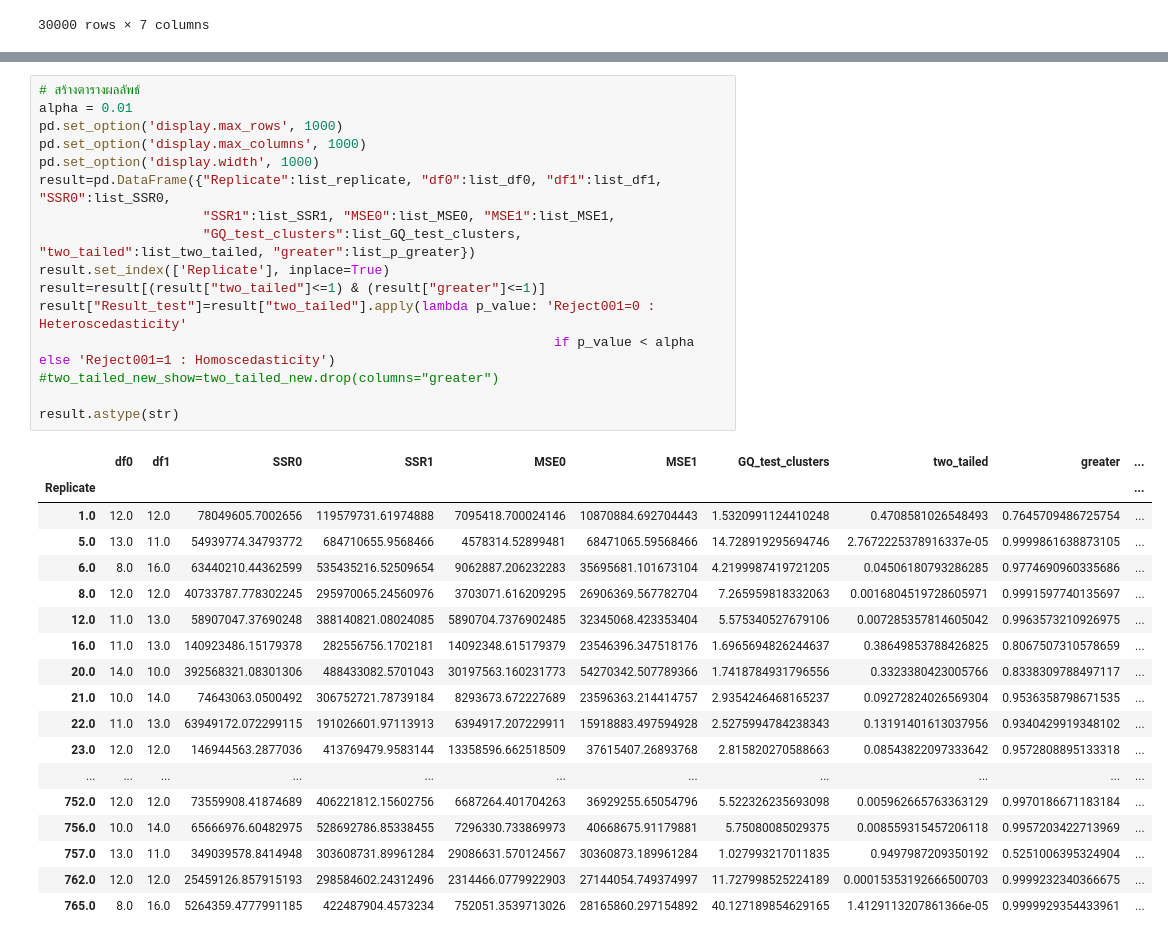
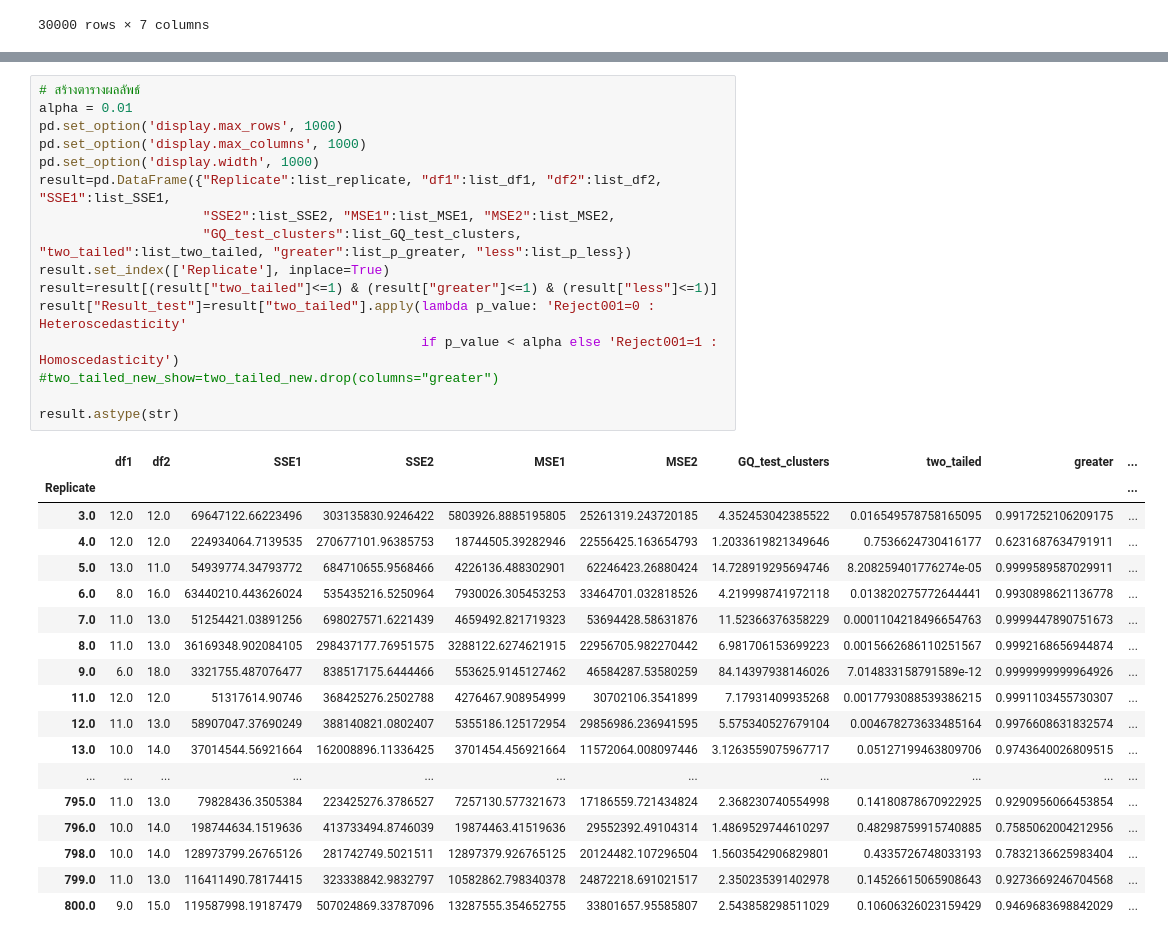
Before and after one commit to iam-fern/Generate_multiplication, a Jupyter notebook: GQtest_cluster_data_multi_delta_(4)_n30_01.ipynb, the cells around one changed output, grey strips where cells are left out. Saved outputs shown, nothing was run; the diff lists cells and outputs as text.

```diff
--- a/GQtest_cluster_data_multi_delta_(4)_n30_01.ipynb
+++ b/GQtest_cluster_data_multi_delta_(4)_n30_01.ipynb
@@ -217,38 +249,38 @@ for run_replicate in list_replicate:
 # %%
 # สร้างตารางผลลัพธ์
 alpha = 0.01
 pd.set_option('display.max_rows', 1000)
 pd.set_option('display.max_columns', 1000)
 pd.set_option('display.width', 1000)
-result=pd.DataFrame({"Replicate":list_replicate, "df0":list_df0, "df1":list_df1, "SSR0":list_SSR0,
-                     "SSR1":list_SSR1, "MSE0":list_MSE0, "MSE1":list_MSE1,
-                     "GQ_test_clusters":list_GQ_test_clusters, "two_tailed":list_two_tailed, "greater":list_p_greater})
+result=pd.DataFrame({"Replicate":list_replicate, "df1":list_df1, "df2":list_df2, "SSE1":list_SSE1,
+                     "SSE2":list_SSE2, "MSE1":list_MSE1, "MSE2":list_MSE2,
+                     "GQ_test_clusters":list_GQ_test_clusters, "two_tailed":list_two_tailed, "greater":list_p_greater, "less":list_p_less})
 result.set_index(['Replicate'], inplace=True)
-result=result[(result["two_tailed"]<=1) & (result["greater"]<=1)]
+result=result[(result["two_tailed"]<=1) & (result["greater"]<=1) & (result["less"]<=1)]
 result["Result_test"]=result["two_tailed"].apply(lambda p_value: 'Reject001=0 : Heteroscedasticity'
-                                                                  if p_value < alpha else 'Reject001=1 : Homoscedasticity')
+                                                 if p_value < alpha else 'Reject001=1 : Homoscedasticity')
 #two_tailed_new_show=two_tailed_new.drop(columns="greater")
 
 result.astype(str)
 # %% [output]
-|  | df0 | df1 | SSR0 | SSR1 | MSE0 | MSE1 | GQ_test_clusters | two_tailed | greater | ... |
+|  | df1 | df2 | SSE1 | SSE2 | MSE1 | MSE2 | GQ_test_clusters | two_tailed | greater | ... |
 | Replicate |  |  |  |  |  |  |  |  |  | ... |
-| 1.0 | 12.0 | 12.0 | 78049605.7002656 | 119579731.61974888 | 7095418.700024146 | 10870884.692704443 | 1.5320991124410248 | 0.4708581026548493 | 0.7645709486725754 | ... |
-| 5.0 | 13.0 | 11.0 | 54939774.34793772 | 684710655.9568466 | 4578314.52899481 | 68471065.59568466 | 14.728919295694746 | 2.7672225378916337e-05 | 0.9999861638873105 | ... |
-| 6.0 | 8.0 | 16.0 | 63440210.44362599 | 535435216.52509654 | 9062887.206232283 | 35695681.101673104 | 4.2199987419721205 | 0.04506180793286285 | 0.9774690960335686 | ... |
-| 8.0 | 12.0 | 12.0 | 40733787.778302245 | 295970065.24560976 | 3703071.616209295 | 26906369.567782704 | 7.265959818332063 | 0.0016804519728605971 | 0.9991597740135697 | ... |
-| 12.0 | 11.0 | 13.0 | 58907047.37690248 | 388140821.08024085 | 5890704.7376902485 | 32345068.423353404 | 5.575340527679106 | 0.007285357814605042 | 0.9963573210926975 | ... |
-| 16.0 | 11.0 | 13.0 | 140923486.15179378 | 282556756.1702181 | 14092348.615179379 | 23546396.347518176 | 1.6965694826244637 | 0.38649853788426825 | 0.8067507310578659 | ... |
-| 20.0 | 14.0 | 10.0 | 392568321.08301306 | 488433082.5701043 | 30197563.160231773 | 54270342.507789366 | 1.7418784931796556 | 0.3323380423005766 | 0.8338309788497117 | ... |
-| 21.0 | 10.0 | 14.0 | 74643063.0500492 | 306752721.78739184 | 8293673.672227689 | 23596363.214414757 | 2.9354246468165237 | 0.09272824026569304 | 0.9536358798671535 | ... |
-| 22.0 | 11.0 | 13.0 | 63949172.072299115 | 191026601.97113913 | 6394917.207229911 | 15918883.497594928 | 2.5275994784238343 | 0.13191401613037956 | 0.9340429919348102 | ... |
-| 23.0 | 12.0 | 12.0 | 146944563.2877036 | 413769479.9583144 | 13358596.662518509 | 37615407.26893768 | 2.815820270588663 | 0.08543822097333642 | 0.9572808895133318 | ... |
+| 3.0 | 12.0 | 12.0 | 69647122.66223496 | 303135830.9246422 | 5803926.8885195805 | 25261319.243720185 | 4.352453042385522 | 0.016549578758165095 | 0.9917252106209175 | ... |
+| 4.0 | 12.0 | 12.0 | 224934064.7139535 | 270677101.96385753 | 18744505.39282946 | 22556425.163654793 | 1.2033619821349646 | 0.7536624730416177 | 0.6231687634791911 | ... |
+| 5.0 | 13.0 | 11.0 | 54939774.34793772 | 684710655.9568466 | 4226136.488302901 | 62246423.26880424 | 14.728919295694746 | 8.208259401776274e-05 | 0.9999589587029911 | ... |
+| 6.0 | 8.0 | 16.0 | 63440210.443626024 | 535435216.5250964 | 7930026.305453253 | 33464701.032818526 | 4.219998741972118 | 0.013820275772644441 | 0.9930898621136778 | ... |
+| 7.0 | 11.0 | 13.0 | 51254421.03891256 | 698027571.6221439 | 4659492.821719323 | 53694428.58631876 | 11.52366376358229 | 0.0001104218496654763 | 0.9999447890751673 | ... |
+| 8.0 | 11.0 | 13.0 | 36169348.902084105 | 298437177.76951575 | 3288122.6274621915 | 22956705.982270442 | 6.981706153699223 | 0.0015662686110251567 | 0.9992168656944874 | ... |
+| 9.0 | 6.0 | 18.0 | 3321755.487076477 | 838517175.6444466 | 553625.9145127462 | 46584287.53580259 | 84.14397938146026 | 7.014833158791589e-12 | 0.9999999999964926 | ... |
+| 11.0 | 12.0 | 12.0 | 51317614.90746 | 368425276.2502788 | 4276467.908954999 | 30702106.3541899 | 7.17931409935268 | 0.0017793088539386215 | 0.9991103455730307 | ... |
+| 12.0 | 11.0 | 13.0 | 58907047.37690249 | 388140821.0802407 | 5355186.125172954 | 29856986.236941595 | 5.575340527679104 | 0.004678273633485164 | 0.9976608631832574 | ... |
+| 13.0 | 10.0 | 14.0 | 37014544.56921664 | 162008896.11336425 | 3701454.456921664 | 11572064.008097446 | 3.1263559075967717 | 0.05127199463809706 | 0.9743640026809515 | ... |
 | ... | ... | ... | ... | ... | ... | ... | ... | ... | ... | ... |
-| 752.0 | 12.0 | 12.0 | 73559908.41874689 | 406221812.15602756 | 6687264.401704263 | 36929255.65054796 | 5.522326235693098 | 0.005962665763363129 | 0.9970186671183184 | ... |
-| 756.0 | 10.0 | 14.0 | 65666976.60482975 | 528692786.85338455 | 7296330.733869973 | 40668675.91179881 | 5.75080085029375 | 0.008559315457206118 | 0.9957203422713969 | ... |
-| 757.0 | 13.0 | 11.0 | 349039578.8414948 | 303608731.89961284 | 29086631.570124567 | 30360873.189961284 | 1.027993217011835 | 0.9497987209350192 | 0.5251006395324904 | ... |
-| 762.0 | 12.0 | 12.0 | 25459126.857915193 | 298584602.24312496 | 2314466.0779922903 | 27144054.749374997 | 11.727998525224189 | 0.00015353192666500703 | 0.9999232340366675 | ... |
-| 765.0 | 8.0 | 16.0 | 5264359.4777991185 | 422487904.4573234 | 752051.3539713026 | 28165860.297154892 | 40.127189854629165 | 1.4129113207861366e-05 | 0.9999929354433961 | ... |
+| 795.0 | 11.0 | 13.0 | 79828436.3505384 | 223425276.3786527 | 7257130.577321673 | 17186559.721434824 | 2.368230740554998 | 0.14180878670922925 | 0.9290956066453854 | ... |
+| 796.0 | 10.0 | 14.0 | 198744634.1519636 | 413733494.8746039 | 19874463.41519636 | 29552392.49104314 | 1.4869529744610297 | 0.48298759915740885 | 0.7585062004212956 | ... |
+| 798.0 | 10.0 | 14.0 | 128973799.26765126 | 281742749.5021511 | 12897379.926765125 | 20124482.107296504 | 1.5603542906829801 | 0.4335726748033193 | 0.7832136625983404 | ... |
+| 799.0 | 11.0 | 13.0 | 116411490.78174415 | 323338842.9832797 | 10582862.798340378 | 24872218.691021517 | 2.350235391402978 | 0.14526615065908643 | 0.9273669246704568 | ... |
+| 800.0 | 9.0 | 15.0 | 119587998.19187479 | 507024869.33787096 | 13287555.354652755 | 33801657.95585807 | 2.543858298511029 | 0.10606326023159429 | 0.9469683698842029 | ... |
 # %%
 # สร้างตารางผลลัพธ์
 alpha = 0.01
```
Also changed, not shown: parts of 5 cells of this notebook.
